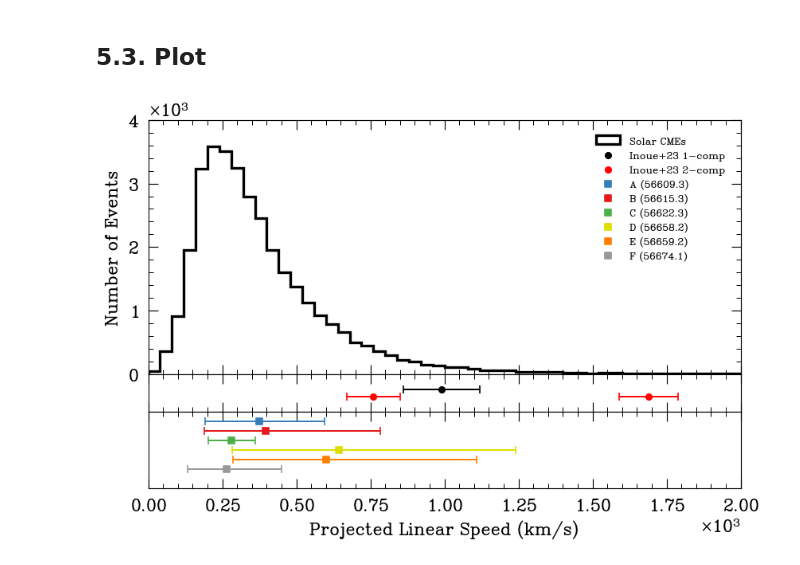
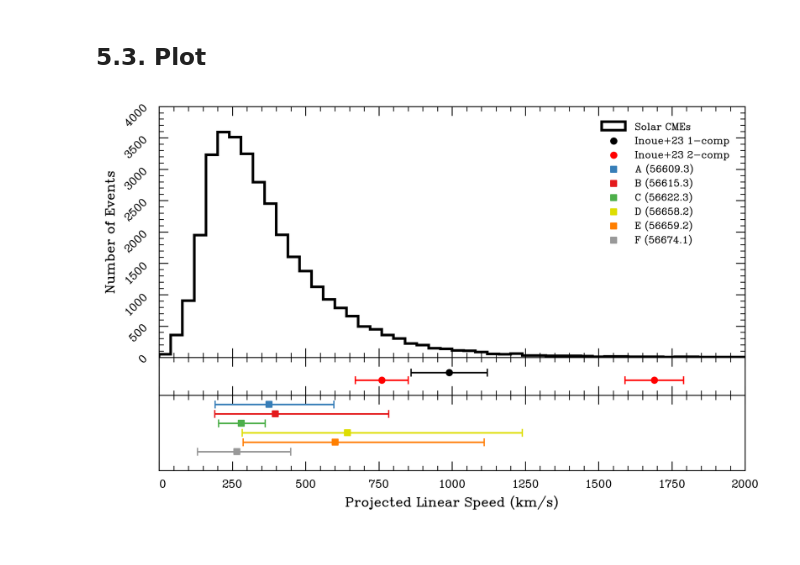
Before and after one commit to WWGolay/HR1099-timelapse-vlbi, a Jupyter notebook: _build/jupyter_execute/notebooks/5_velocity_comparison.ipynb, the cells around one changed output. Cells and saved outputs as stored; diff of their text form; code cells hidden in the pictures.

```diff
--- a/_build/jupyter_execute/notebooks/5_velocity_comparison.ipynb
+++ b/_build/jupyter_execute/notebooks/5_velocity_comparison.ipynb
@@ -128,33 +128,38 @@ for i, epoch in enumerate(epochs):
     lower, mid, upper = np.percentile(epoch_speed, [16, 50, 84])
 
     ln = ax[2].scatter(
         [mid],
         [-(i - 3) / 4],
         marker="s",
         color=cm[i],
         s=20,
         label="%s (%.1f)" % (epoch, mean_mjd[i]),
     )
     ax[2].errorbar(
         [mid],
         [-(i - 3) / 4],
         xerr=[[mid - lower], [upper - mid]],
         fmt="none",
         color=cm[i],
         capsize=3,
     )
     ls.append(ln)
 
-ax[2].set_xlabel("Projected Linear Speed (km/s)")
-ax[0].set_ylabel("Number of Events")
+ax[0].yaxis.set_major_formatter(mpl.ticker.FormatStrFormatter("%3.0f"))
+ax[0].tick_params(labelsize=10, labelrotation=45)
+ax[0].set_ylabel("Number of Events", fontsize=12)
+ax[2].xaxis.set_major_formatter(mpl.ticker.FormatStrFormatter("%3.0f"))
+ax[2].tick_params(labelsize=10)
+ax[2].set_xlabel("Projected Linear Speed (km/s)", fontsize=12)
 ax[0].set_xlim(0, 2000)
 ax[0].set_ylim(0, 4000)
 ax[1].set_ylim(-1, 1)
 ax[2].set_ylim(-1, 1)
 ax[1].set_yticks([])
 ax[2].set_yticks([])
 ax[0].legend(ls, [l.get_label() for l in ls], loc="upper right", fontsize=9)
+fig.set_dpi(300)
 plt.savefig(fig_path + "velocity_comparison.pdf", bbox_inches="tight")
 plt.show()
 # %% [output]
-[figure, old version]
+[figure, new version]
```
Also changed, not shown: 10 other files.
